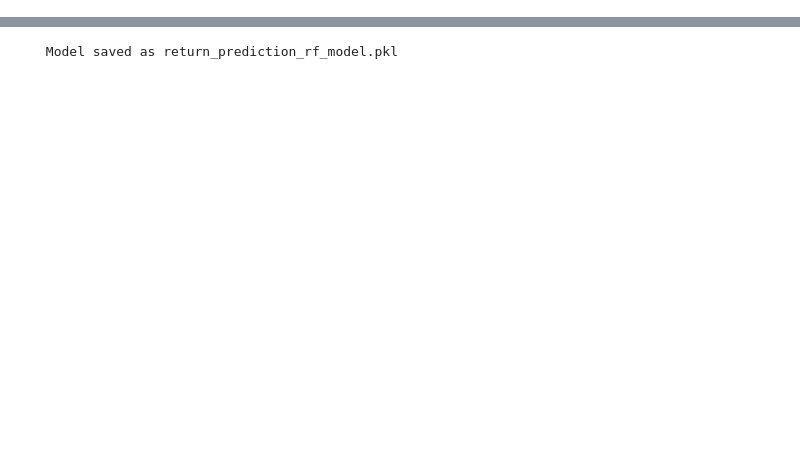
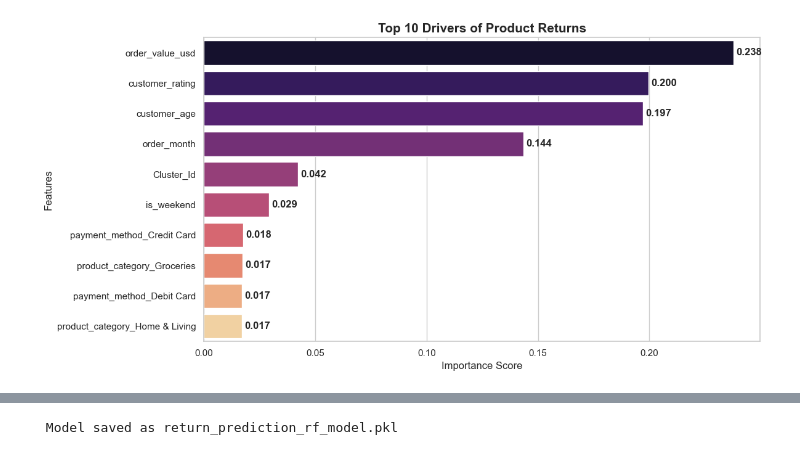
Before and after one commit to hazellin00/E-commerce_return_Optimization_Analysis, a Jupyter notebook: 05_Return_Prediction_Model.ipynb, the cells around one changed output, grey strips where cells are left out. Saved outputs shown, nothing was run; the diff lists cells and outputs as text; code cells hidden in the pictures; blank space fills up the shorter version.

Commit message:
feat:update machine learning

```diff
--- a/05_Return_Prediction_Model.ipynb
+++ b/05_Return_Prediction_Model.ipynb
@@ -1,27 +1,85 @@
 # %%
 import pandas as pd
+import datetime as dt
+import matplotlib.pyplot as plt
+import seaborn as sns
+from typing import Final
+from sklearn.preprocessing import StandardScaler
+from sklearn.cluster import KMeans
 from sklearn.model_selection import train_test_split
 from sklearn.ensemble import RandomForestClassifier
-from sklearn.preprocessing import LabelEncoder
-from sklearn.metrics import classification_report, confusion_matrix, accuracy_score
+from sklearn.metrics import classification_report, confusion_matrix
+from matplotlib.container import BarContainer
+
 
 df = pd.read_pickle('ecommerce_data_cleaned.pkl')
 
-#  Feature Selection
-features = ['customer_age', 'customer_gender', 'product_category',
-            'payment_method', 'order_value_usd', 'delivery_time_days']
+# RFM
+Snapshot_date: Final = df['order_date'].max() + dt.timedelta(days=1)
 
-X = df[features].copy()
-y = df['returned_status']
+rfm: pd.DataFrame = df.assign(
+    Recency = (Snapshot_date - df['order_date']).dt.days,
+    Frequency = 1, # 假設每列為單一訂單
+    Monetary = df['order_value_usd']
+)[['Recency', 'Frequency', 'Monetary', 'customer_age', 'customer_rating']]
 
-# Categorical Encoding
-le = LabelEncoder()
-for col in ['customer_gender', 'product_category', 'payment_method']:
-    X[col] = le.fit_transform(X[col])
+# Clustering
+scaler = StandardScaler()
+rfm_scaled = scaler.fit_transform(rfm)
 
-#Train/Test Split:80/20
+# K-Means
+kmeans = KMeans(n_clusters=3, init='k-means++', random_state=42, n_init=10)
+rfm['Cluster_Id'] = kmeans.fit_predict(rfm_scaled)
+
+# Feature Engineering
+ml_df = df.merge(rfm[['Cluster_Id']], left_index=True, right_index=True)
+
+ml_df['order_month'] = ml_df['order_date'].dt.month
+ml_df['is_weekend'] = ml_df['order_date'].dt.dayofweek.isin([5, 6]).astype(int)
+
+# define cluster
+features = [
+    'order_value_usd', 'customer_age', 'customer_rating',
+    'Cluster_Id', 'order_month', 'is_weekend',
+    'product_category', 'payment_method'
+]
+
+X = ml_df[features]
+y = ml_df['returned_status']
+
+# One-Hot Encoding
+X = pd.get_dummies(X, columns=['product_category', 'payment_method'], drop_first=True)
+
+# Machine Learning
 X_train, X_test, y_train, y_test = train_test_split(X, y, test_size=0.2, random_state=42)
 
-print(f" Training set size: {len(X_train)}")
-print(f" Testing set size: {len(X_test)}")
+
+model = RandomForestClassifier(n_estimators=100, random_state=42, class_weight='balanced')
+model.fit(X_train, y_train)
+
+# Evaluation
+y_pred = model.predict(X_test)
+
+print(" Model Performance Report ")
+print(classification_report(y_test, y_pred))
+
+# Feature Importance
+importances = pd.Series(model.feature_importances_, index=X.columns).sort_values(ascending=False)
+
+plt.figure(figsize=(12, 6))
+sns.set_theme(style='whitegrid')
+ax = sns.barplot(x=importances.head(10).values, y=importances.head(10).index, palette='magma', hue=importances.head(10).index, legend=False)
+
+for container in ax.containers:
+    if isinstance(container, BarContainer):
+        ax.bar_label(container, fmt='%.3f', padding=3, fontweight='bold')
+
+plt.title('Top 10 Drivers of Product Returns', fontsize=15, fontweight='bold')
+plt.xlabel('Importance Score')
+plt.ylabel('Features')
+plt.tight_layout()
+plt.show()
+
+print("\nTop 5 Important Features:")
+print(importances.head(5))
 # %% [output]
@@ -29,0 +95 @@ print(f" Testing set size: {len(X_test)}")
+[figure, added]
```
Also changed, not shown: parts of 4 cells of this notebook, 10 other files.
